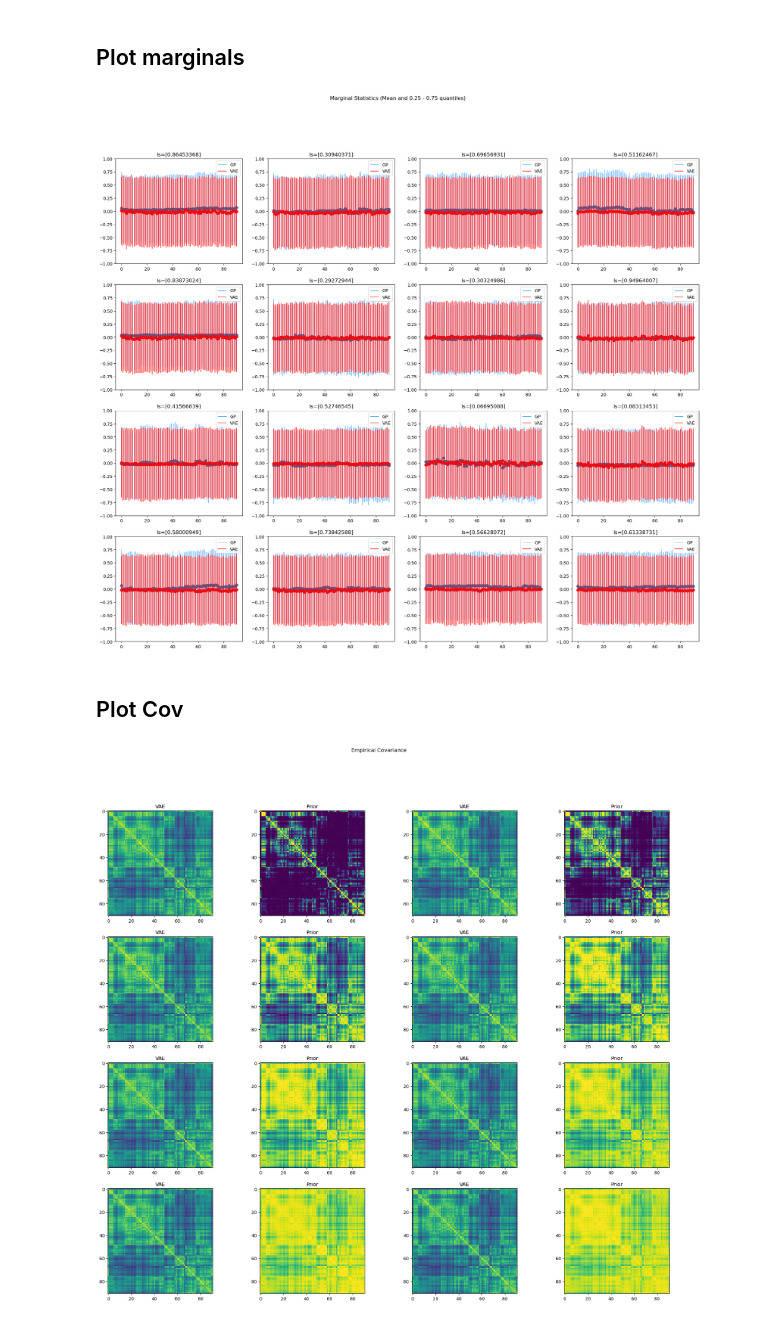
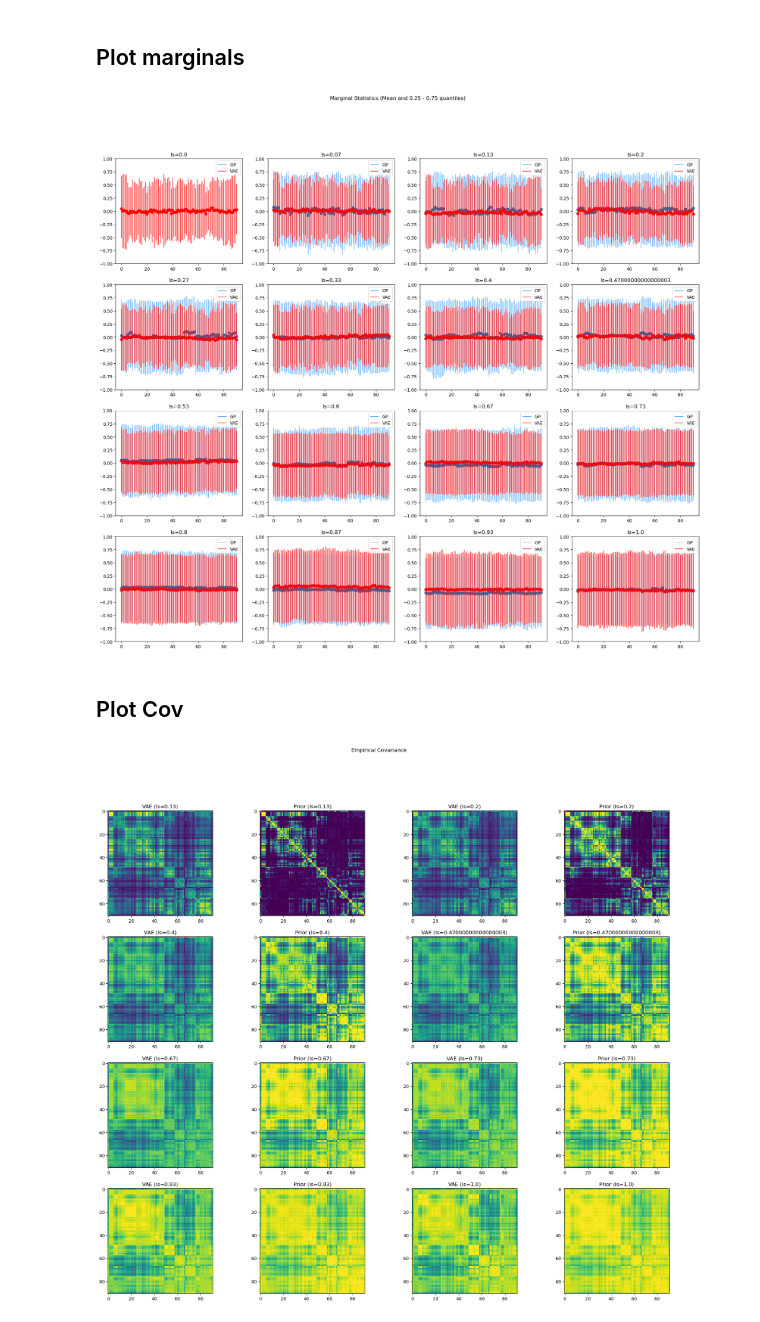
Before and after one commit to elizavetasemenova/PriorCVAE_JAX, a Jupyter notebook: experiments/zimbabwe/notebooks/trained_decoder_viz.ipynb, the cells around one changed output. Drawn from its saved outputs; the diff is of its cells as text; code cells hidden in the pictures.

```diff
--- a/experiments/zimbabwe/notebooks/trained_decoder_viz.ipynb
+++ b/experiments/zimbabwe/notebooks/trained_decoder_viz.ipynb
@@ -25,8 +41,8 @@ latent_dim = 60
 # %%
-def get_vae_samples(decoder, trained_decoder_params, ls, conditional):
+def get_vae_samples(decoder, trained_decoder_params, ls, conditional, n=1000):
     key = jax.random.PRNGKey(random.randint(0, 9999))
-    rng, z_rng, init_rng = jax.random.split(key, 3)
-    z = jax.random.normal(z_rng, (5000, latent_dim))
+    rng, z_rng = jax.random.split(key, 2)
+    z = jax.random.normal(z_rng, (n, latent_dim))
     if conditional:
         c = ls * jnp.ones((z.shape[0], 1))
         z = jnp.concatenate([z, c], axis=-1)
@@ -45,9 +54,9 @@ trained_decoder_params = load_model_params(os.path.join(output_dir, "model"))["d
 # %%
 output_dim = trained_decoder_params["dec_out"]["bias"].shape[0]
 hidden_dim = trained_decoder_params["dec_hidden_0"]["bias"].shape[0]
-decoder = MLPDecoder(hidden_dim=hidden_dim, out_dim=output_dim, activations=nn.tanh)
+decoder = MLPDecoder(hidden_dim=hidden_dim, out_dim=output_dim, activations=dec_activation_fn)
 # %%
-x, data_frame = read_data(data_path, normalize=True)
+x, data_frame = read_data(data_path, normalize=normalize)
 # %% [output]
   data_frame["centroid"] = data_frame["geometry"].centroid
 
@@ -64,11 +72,11 @@ for i in range(16):
     rows = int(i//4)
     cols = int(i%4)
 
-    ls = get_sample_ls()
+    ls = ls_to_plot[i]
     data_generator.kernel.lengthscale = ls
 
     vae_samps = get_vae_samples(decoder, trained_decoder_params, ls, conditional)
-    _, prior_samples, _ = data_generator.simulatedata(n_samples=1000)
+    _, prior_samples, _ = data_generator.simulatedata(n_samples=n_samples)
 
     gp_samples_mean = jnp.mean(prior_samples, axis=0)
     gp_draws_25, gp_draws_75 = jnp.quantile(prior_samples, jnp.array([.25, .75]), axis=0)
@@ -93,12 +101,12 @@ for i in range(16):
                label="VAE",
                linewidth=1.1)
     axs[rows][cols].legend()
-    axs[rows][cols].set_title(f"ls={ls}")
+    axs[rows][cols].set_title(f"ls={round(ls, 2)}")
     axs[rows][cols].set_ylim([-1, 1])
 
 plt.suptitle("Marginal Statistics (Mean and 0.25 - 0.75 quantiles)")
 plt.show()
 # %% [output]
-[figure, old version]
+[figure, new version]
 # %% [markdown]
 ## Plot Cov
@@ -110,31 +113,26 @@ def normalize_data(x):
 # %%
 fig, axs = plt.subplots(4, 4, figsize=(24, 20))
 cols = 2
-ls_list = jnp.linspace(0, 1, 16)
 for i in range(16):
     rows = int(i//4)
     cols = 0 if cols==2 else 2
 
-    ls = ls_list[i] #get_sample_ls()
+    ls = ls_to_plot[i]
     data_generator.kernel.lengthscale = ls
 
-    vae_samps = get_vae_samples(decoder, trained_decoder_params, ls, conditional)
-    _, prior_samples, _ = data_generator.simulatedata(n_samples=5000)
+    vae_samps = get_vae_samples(decoder, trained_decoder_params, ls, conditional, n=n_samples)
+    _, prior_samples, _ = data_generator.simulatedata(n_samples=n_samples)
 
     vae_cov = jnp.cov(vae_samps.T)
     prior_cov = jnp.cov(prior_samples.T)
-#     vae_cov_normalized = normalize_data(vae_cov)
-#     prior_cov_normalized = normalize_data(prior_cov)
 
-#     print(jnp.max(vae_cov))
-#     print(jnp.max(prior_cov_normalized))
-
+    ls = round(ls, 2)
     axs[rows][cols].imshow(vae_cov, vmin=0, vmax=1)
-    axs[rows][cols].set_title("VAE")
+    axs[rows][cols].set_title(f"VAE (ls={ls})")
     axs[rows][cols + 1].imshow(prior_cov, vmin=0, vmax=1)
-    axs[rows][cols + 1].set_title("Prior")
+    axs[rows][cols + 1].set_title(f"Prior (ls={ls})")
 
 plt.suptitle("Empirical Covariance")
 plt.show()
 # %% [output]
-[figure, old version]
+[figure, new version]
```
Also changed, not shown: parts of 9 cells of this notebook.
